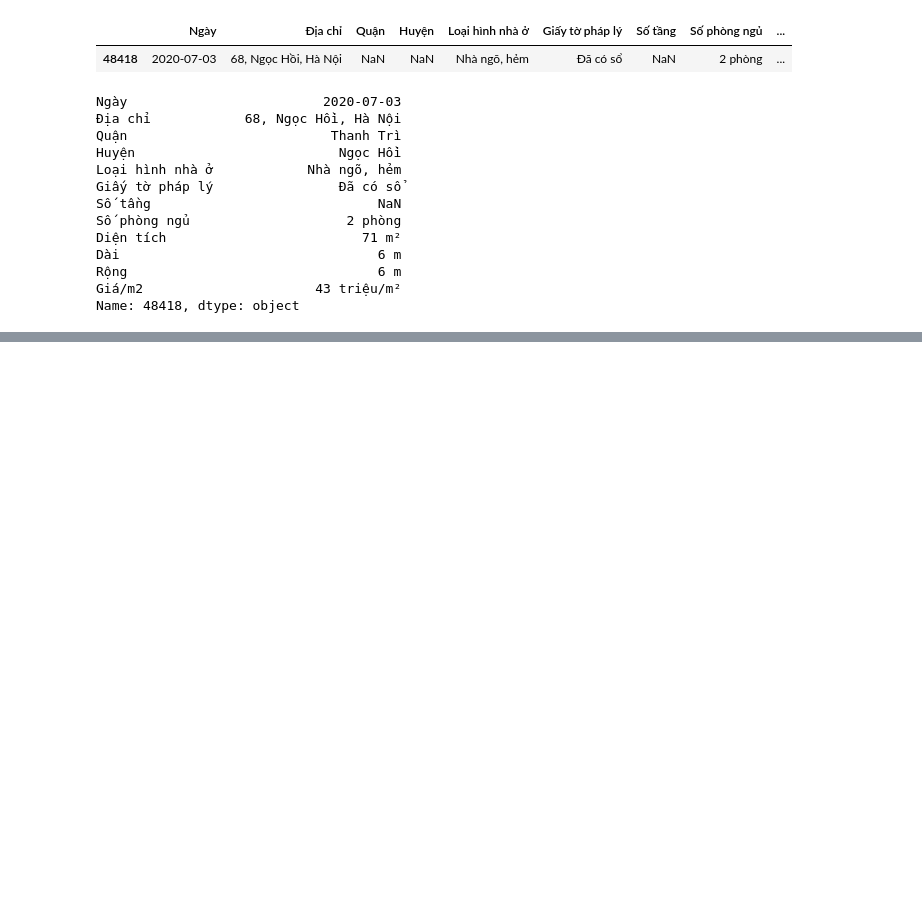
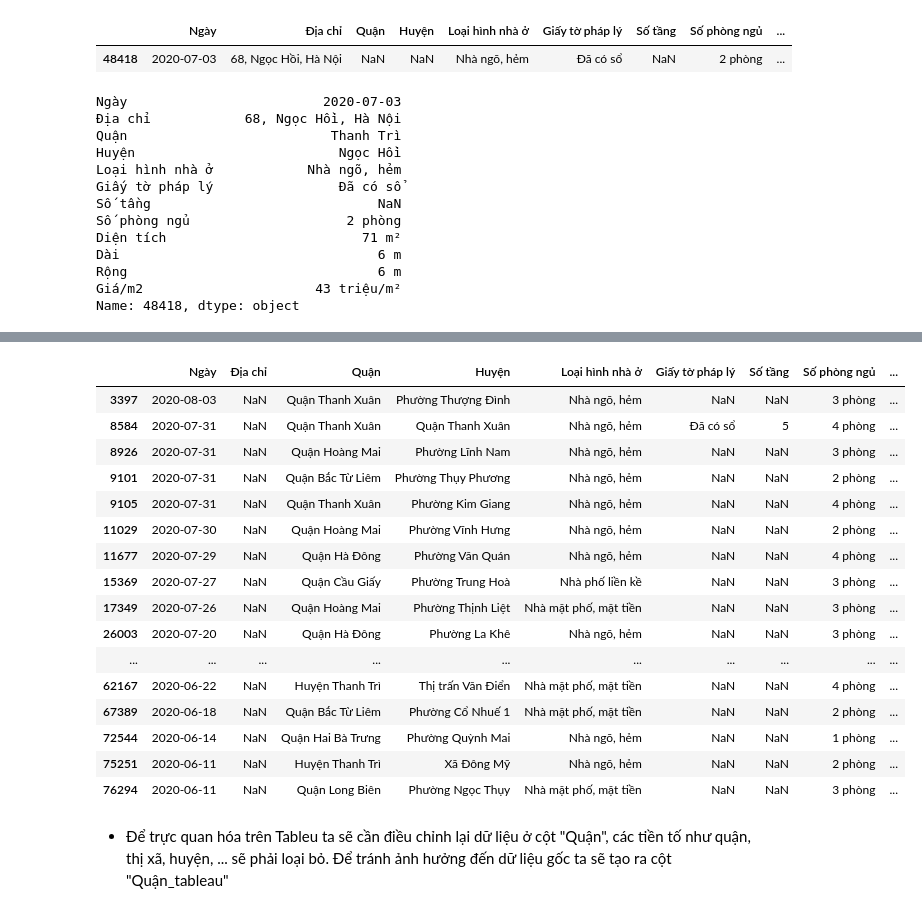
Before and after one commit to DucGhetData/Ha-Noi-Real-Estate-Manipulation-And-Visualization, a Jupyter notebook: notebooks/cleaning.ipynb, the cells around one changed output, grey strips where cells are left out. Saved outputs shown, nothing was run; the diff lists cells and outputs as text; code cells hidden in the pictures; blank space fills up the shorter version.

```diff
--- a/notebooks/cleaning.ipynb
+++ b/notebooks/cleaning.ipynb
@@ -161,6 +165,3 @@ df[df['Huyện'].isnull()]
 | 78779 | 2020-06-09 | Đường Hoàng Mai, Quận Hoàng Mai, ... | Quận Hoàng Mai | NaN | Nhà ngõ, hẻm | NaN | NaN | 5 phòng | ... |
 | 79996 | 2020-06-08 | Đường Hoàng Văn Thái, Quận Thanh ... | Quận Thanh Xuân | NaN | Nhà mặt phố, mặt tiền | NaN | NaN | 4 phòng | ... |
 | 81032 | 2020-06-07 | Đường Chợ Khâm Thiên, Quận Đống Đ... | Quận Đống Đa | NaN | Nhà ngõ, hẻm | Đã có sổ | 3 | 3 phòng | ... |
-# %%
-df.dropna(subset=['Huyện'],inplace = True)
-df[df['Huyện'].isnull()]
@@ -168,0 +168,2 @@ df[df['Huyện'].isnull()]
+# %%
+df['Huyện'].fillna(df['Quận'], inplace=True)
@@ -168,0 +177,23 @@ df[df['Huyện'].isnull()]
+# %%
+# Thêm cột "Tỉnh/Thành phố"
+df['Tỉnh/Thành phố'] = 'Hà Nội'
+# %%
+df[df['Địa chỉ'].isnull()]
+# %% [output]
+|  | Ngày | Địa chỉ | Quận | Huyện | Loại hình nhà ở | Giấy tờ pháp lý | Số tầng | Số phòng ngủ | ... |
+| 3397 | 2020-08-03 | NaN | Quận Thanh Xuân | Phường Thượng Đình | Nhà ngõ, hẻm | NaN | NaN | 3 phòng | ... |
+| 8584 | 2020-07-31 | NaN | Quận Thanh Xuân | Quận Thanh Xuân | Nhà ngõ, hẻm | Đã có sổ | 5 | 4 phòng | ... |
+| 8926 | 2020-07-31 | NaN | Quận Hoàng Mai | Phường Lĩnh Nam | Nhà ngõ, hẻm | NaN | NaN | 3 phòng | ... |
+| 9101 | 2020-07-31 | NaN | Quận Bắc Từ Liêm | Phường Thụy Phương | Nhà ngõ, hẻm | NaN | NaN | 2 phòng | ... |
+| 9105 | 2020-07-31 | NaN | Quận Thanh Xuân | Phường Kim Giang | Nhà ngõ, hẻm | NaN | NaN | 4 phòng | ... |
+| 11029 | 2020-07-30 | NaN | Quận Hoàng Mai | Phường Vĩnh Hưng | Nhà ngõ, hẻm | NaN | NaN | 2 phòng | ... |
+| 11677 | 2020-07-29 | NaN | Quận Hà Đông | Phường Văn Quán | Nhà ngõ, hẻm | NaN | NaN | 4 phòng | ... |
+| 15369 | 2020-07-27 | NaN | Quận Cầu Giấy | Phường Trung Hoà | Nhà phố liền kề | NaN | NaN | 3 phòng | ... |
+| 17349 | 2020-07-26 | NaN | Quận Hoàng Mai | Phường Thịnh Liệt | Nhà mặt phố, mặt tiền | NaN | NaN | 3 phòng | ... |
+| 26003 | 2020-07-20 | NaN | Quận Hà Đông | Phường La Khê | Nhà ngõ, hẻm | NaN | NaN | 3 phòng | ... |
+| ... | ... | ... | ... | ... | ... | ... | ... | ... | ... |
+| 62167 | 2020-06-22 | NaN | Huyện Thanh Trì | Thị trấn Văn Điển | Nhà mặt phố, mặt tiền | NaN | NaN | 4 phòng | ... |
+| 67389 | 2020-06-18 | NaN | Quận Bắc Từ Liêm | Phường Cổ Nhuế 1 | Nhà mặt phố, mặt tiền | NaN | NaN | 2 phòng | ... |
+| 72544 | 2020-06-14 | NaN | Quận Hai Bà Trưng | Phường Quỳnh Mai | Nhà ngõ, hẻm | NaN | NaN | 1 phòng | ... |
+| 75251 | 2020-06-11 | NaN | Huyện Thanh Trì | Xã Đông Mỹ | Nhà ngõ, hẻm | NaN | NaN | 2 phòng | ... |
+| 76294 | 2020-06-11 | NaN | Quận Long Biên | Phường Ngọc Thụy | Nhà mặt phố, mặt tiền | NaN | NaN | 3 phòng | ... |
@@ -168,0 +217,2 @@ df[df['Huyện'].isnull()]
+# %% [markdown]
+- Để trực quan hóa trên Tableu ta sẽ cần điều chỉnh lại dữ liệu ở cột "Quận", các tiền tố như quận, thị xã, huyện, ... sẽ phải loại bỏ. Để tránh ảnh hưởng đến dữ liệu gốc ta sẽ tạo ra cột "Quận_tableau"
```
Also changed, not shown: parts of 59 cells of this notebook, 2 other files.
